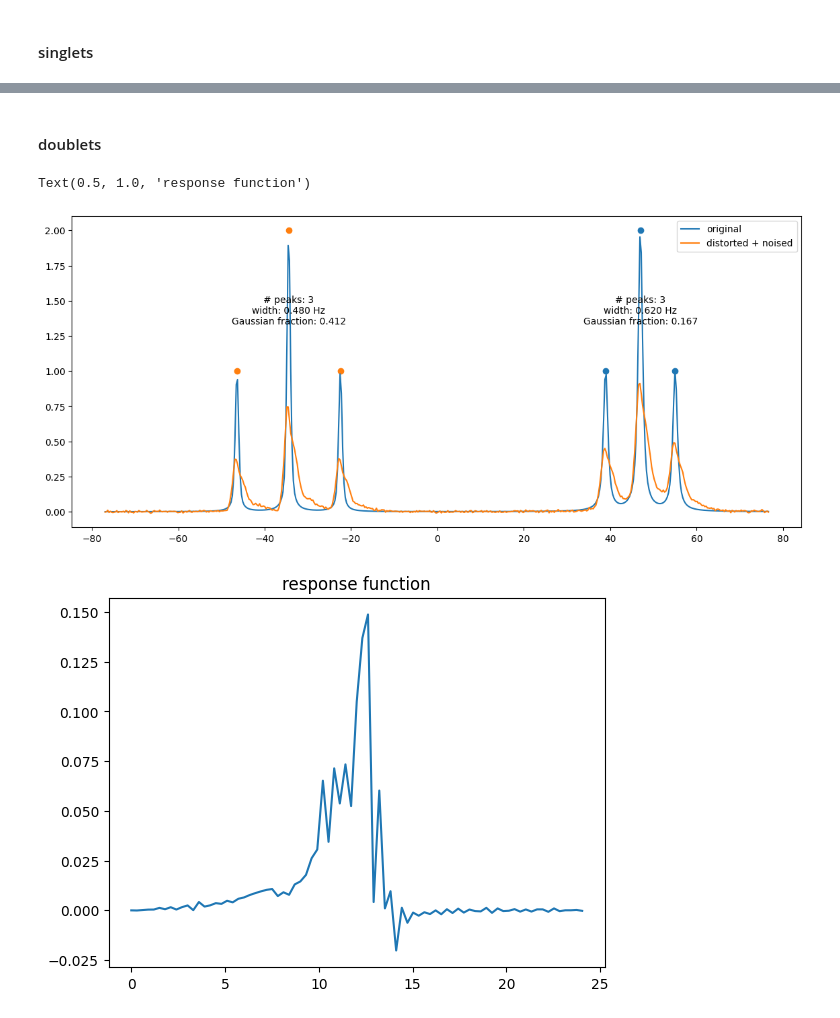
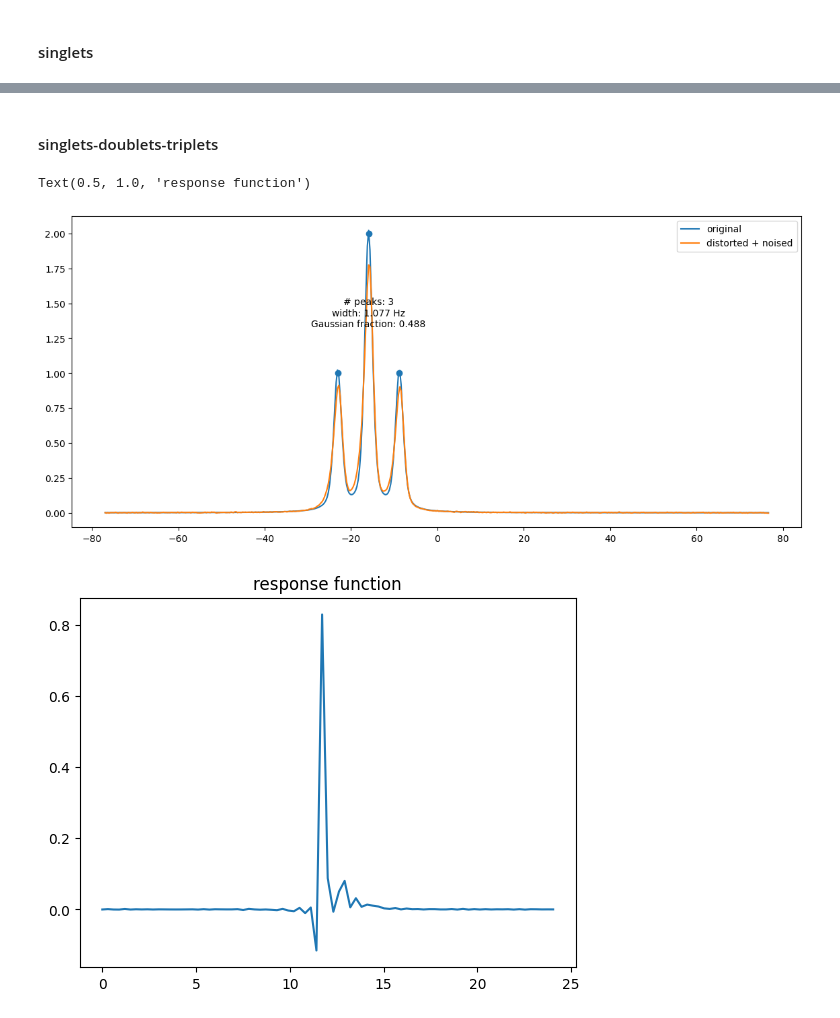
Before and after one commit to center4ml/shimnet, a Jupyter notebook: Workshop_Colab_notebooks/ShimNet_workshop3.ipynb, the cells around one changed output, grey strips where cells are left out. Drawn from its saved outputs; the diff is of its cells as text; code cells hidden in the pictures.

```diff
--- a/Workshop_Colab_notebooks/ShimNet_workshop3.ipynb
+++ b/Workshop_Colab_notebooks/ShimNet_workshop3.ipynb
@@ -120,5 +79,5 @@ Gaussian fraction: 0.476
 # %%
-spectrum_index = 1
+spectrum_index = 5
 original_spectrum = batch['theoretical_spectrum'][spectrum_index][0].numpy()
 distorted_spectrum = batch['disturbed_spectrum'][spectrum_index][0].numpy()
 distorted_and_noised_spectrum = batch['noised_spectrum'][spectrum_index][0].numpy()
@@ -134,6 +93,7 @@ for multiplet_data in spectrum_data:
     multiplet_center_frq = multiplet_data['tff_lin'].mean().item()
     plt.text(multiplet_center_frq, multiplet_data['thf_lin'].mean().item(), get_multiplet_info(multiplet_data), horizontalalignment='center')
 plt.legend()
+#plt.xlim(150,210)
 
 plt.figure()
 plt.plot(np.arange(len(response_function))*data_config.frq_step, response_function)
@@ -187,7 +163,7 @@ batch = next(iter(data_pipe))
 pixels = data_config.get("pixels", 2048)  # 2048 is the default value
 frequencies = torch.arange(-pixels // 2, pixels // 2) * data_config.frq_step
 # %%
-spectrum_index = 1
+spectrum_index = 6
 original_spectrum = batch['theoretical_spectrum'][spectrum_index][0].numpy()
 distorted_spectrum = batch['disturbed_spectrum'][spectrum_index][0].numpy()
 distorted_and_noised_spectrum = batch['noised_spectrum'][spectrum_index][0].numpy()
@@ -227,7 +243,7 @@ batch = next(iter(data_pipe))
 pixels = data_config.get("pixels", 2048)  # 2048 is the default value
 frequencies = torch.arange(-pixels // 2, pixels // 2) * data_config.frq_step
 # %%
-spectrum_index = 0
+spectrum_index = 5
 original_spectrum = batch['theoretical_spectrum'][spectrum_index][0].numpy()
 distorted_spectrum = batch['disturbed_spectrum'][spectrum_index][0].numpy()
 distorted_and_noised_spectrum = batch['noised_spectrum'][spectrum_index][0].numpy()
@@ -254,2 +270,2 @@ Text(0.5, 1.0, 'response function')
 # %% [markdown]
-#### doublets
+#### singlets-doublets-triplets
@@ -256,6 +314,4 @@ Text(0.5, 1.0, 'response function')
 # %%
-data_config.atom_groups_data_file = "../data/singlets_doublets_triplets.txt"
-
 # get batch
 batch_size = 10
 data_pipe = get_datapipe(**data_config, batch_size=batch_size, include_response_function=True, include_spectrum_data=True)
@@ -265,27 +321,27 @@ batch = next(iter(data_pipe))
 pixels = data_config.get("pixels", 2048)  # 2048 is the default value
 frequencies = torch.arange(-pixels // 2, pixels // 2) * data_config.frq_step
 # %%
-spectrum_index = 0
+spectrum_index = 8
 original_spectrum = batch['theoretical_spectrum'][spectrum_index][0].numpy()
 distorted_spectrum = batch['disturbed_spectrum'][spectrum_index][0].numpy()
 distorted_and_noised_spectrum = batch['noised_spectrum'][spectrum_index][0].numpy()
 response_function = batch['response_function'][spectrum_index][0,0].numpy()
 spectrum_data = batch['theoretical_spectrum_data'][spectrum_index]
 
 plt.figure(figsize=(14, 6))
 plt.plot(frequencies, original_spectrum, label='original')
 plt.plot(frequencies, distorted_and_noised_spectrum, label='distorted + noised')
 # optionally: plot peaks
 for multiplet_data in spectrum_data:
     plt.scatter(multiplet_data["tff_lin"], multiplet_data["thf_lin"])
     multiplet_center_frq = multiplet_data['tff_lin'].mean().item()
     plt.text(multiplet_center_frq, multiplet_data['thf_lin'].mean().item(), get_multiplet_info(multiplet_data), horizontalalignment='center')
 plt.legend()
 
 plt.figure()
 plt.plot(np.arange(len(response_function))*data_config.frq_step, response_function)
 plt.title("response function")
 # %% [output]
 Text(0.5, 1.0, 'response function')
-[figure, old version]
+[figure, new version]
-[figure, old version]
+[figure, new version]
```
Also changed, not shown: parts of 19 cells of this notebook, 6 other files.
